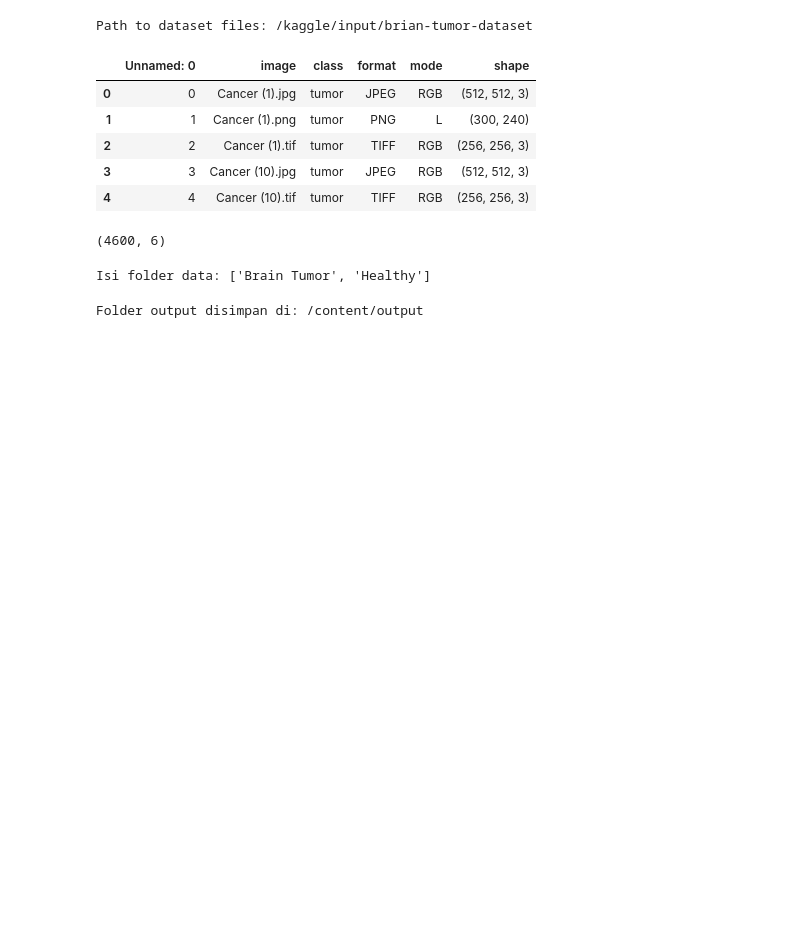
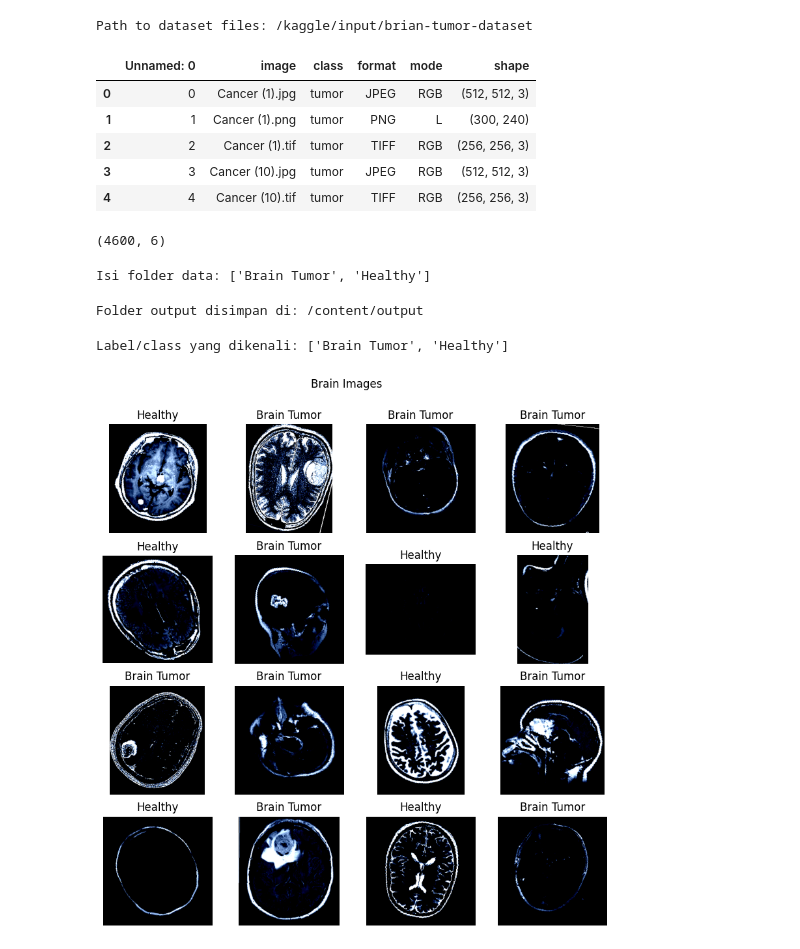
Before and after one commit to XMB234/Bioinformatic-Project---DNA-Classification, a Jupyter notebook: Brain_Tumor_Detection.ipynb, the cells around one changed output. Drawn from its saved outputs; the diff is of its cells as text; code cells hidden in the pictures; blank space fills up the shorter version.

```diff
--- a/Brain_Tumor_Detection.ipynb
+++ b/Brain_Tumor_Detection.ipynb
@@ -93,15 +93,57 @@ Folder output disimpan di: /content/output
 # %%
 from torchvision import transforms
 
-# Transformasi data: resize, augmentasi, konversi tensor, normalisasi
-transform = transforms.Compose([
+# Transformasi data (train): resize, augmentasi, konversi tensor, normalisasi
+train_transform = transforms.Compose([
     transforms.Resize(224),  # Sama dengan (224, 224), karena square
     transforms.RandomHorizontalFlip(),
     transforms.RandomVerticalFlip(),
     transforms.RandomRotation(30),
     transforms.ToTensor(),
+    transforms.Grayscale(num_output_channels=3),
     transforms.Normalize(
         mean=[0.485, 0.456, 0.406],   # Rata-rata channel RGB dari ImageNet
         std=[0.229, 0.224, 0.225]     # Std dev dari ImageNet
     )
 ])
+
+#  Transformasi untuk val dan test (tanpa augmentasi)
+test_val_transform =transforms.Compose([
+    transforms.Resize(224),
+    transforms.ToTensor(),
+    transforms.Normalize(
+        [0.485, 0.456, 0.406],
+        [0.229, 0.224, 0.225]
+    )
+])
+# %%
+# Buat dataset
+train_set = torchvision.datasets.ImageFolder(output_dir / "train", transform=train_transform)
+val_set = torchvision.datasets.ImageFolder(output_dir / "val", transform=test_val_transform)
+test_set = torchvision.datasets.ImageFolder(output_dir / "test", transform=test_val_transform)
+# %%
+print("Label/class yang dikenali:", train_set.classes)
+# %% [output]
+Label/class yang dikenali: ['Brain Tumor', 'Healthy']
+# %%
+CLA_label = {
+    0: 'Brain Tumor',
+    1: 'Healthy'
+}
+
+figure = plt.figure(figsize=(10, 10))
+cols, rows = 4, 4
+for i in range(1, cols * rows + 1):
+  sample_idx = torch.randint(len(train_set), size=(1,)).item()
+  img, label = train_set[sample_idx]
+  figure.add_subplot(rows, cols, i)
+  plt.title(CLA_label[label])
+  plt.axis("off")
+  img_np = img.numpy().transpose((1, 2, 0))
+
+  img_valid_range = np.clip(img_np, 0, 1)
+  plt.imshow(img_valid_range)
+  plt.suptitle('Brain Images', y=0.95)
+plt.show()
+# %% [output]
+[figure, added]
```
